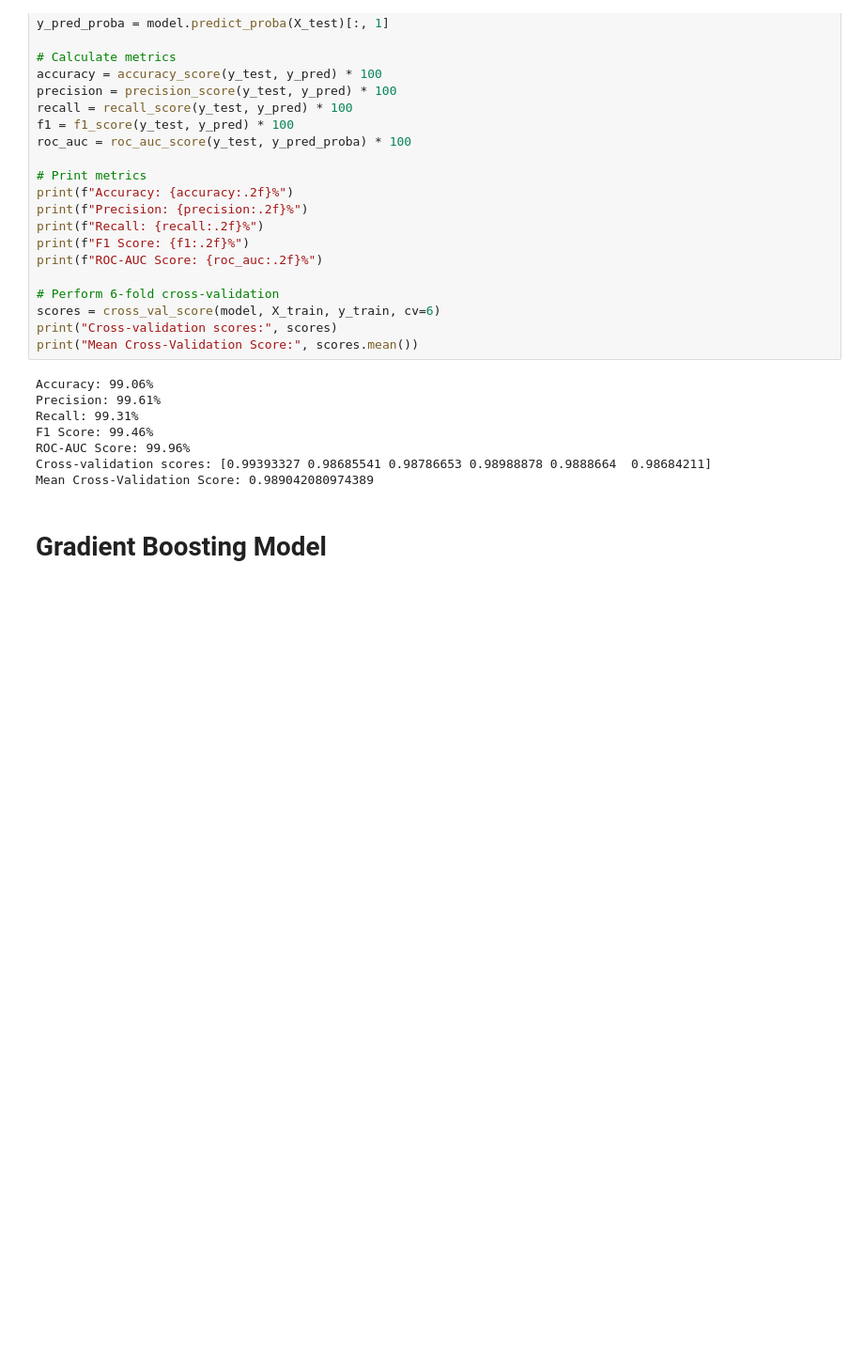
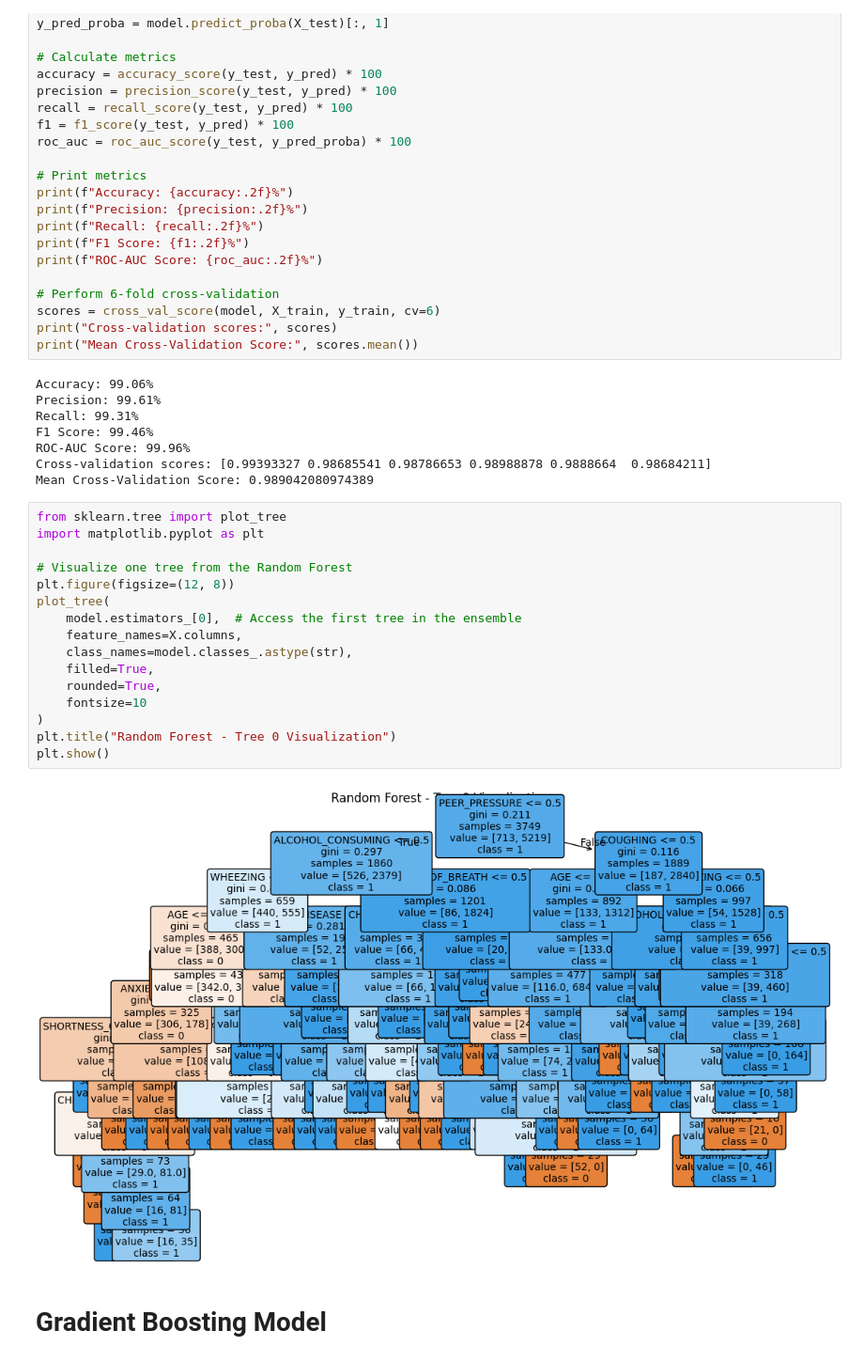
Before and after one commit to alipakdamangh/lung_cancer_analysis, a Jupyter notebook: main.ipynb, the cells around one changed output. Shown: that part at 94% size. Drawn from its saved outputs; the diff is of its cells as text; blank space fills up the shorter version.

```diff
--- a/main.ipynb
+++ b/main.ipynb
@@ -313,6 +366,24 @@ F1 Score: 99.46%
 ROC-AUC Score: 99.96%
 Cross-validation scores: [0.99393327 0.98685541 0.98786653 0.98988878 0.9888664  0.98684211]
 Mean Cross-Validation Score: 0.989042080974389
+# %%
+from sklearn.tree import plot_tree
+import matplotlib.pyplot as plt
+
+# Visualize one tree from the Random Forest
+plt.figure(figsize=(12, 8))
+plot_tree(
+    model.estimators_[0],  # Access the first tree in the ensemble
+    feature_names=X.columns,
+    class_names=model.classes_.astype(str),
+    filled=True,
+    rounded=True,
+    fontsize=10
+)
+plt.title("Random Forest - Tree 0 Visualization")
+plt.show()
+# %% [output]
+[figure, added]
 # %% [markdown]
 # Gradient Boosting Model
 # %%
```
Also changed, not shown: parts of 7 cells of this notebook, 3 other files.
